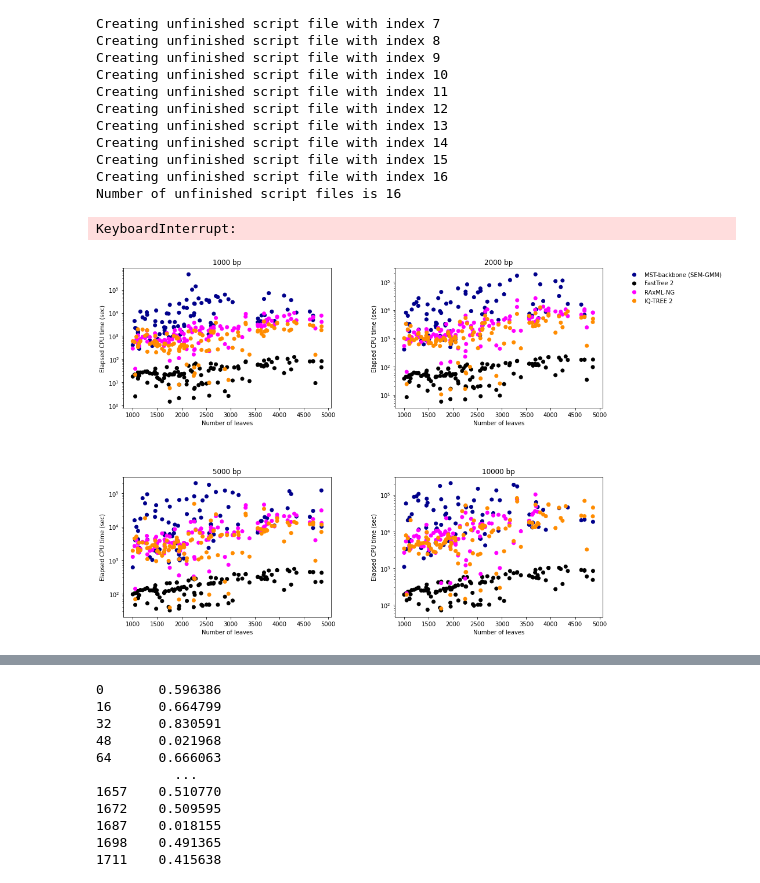
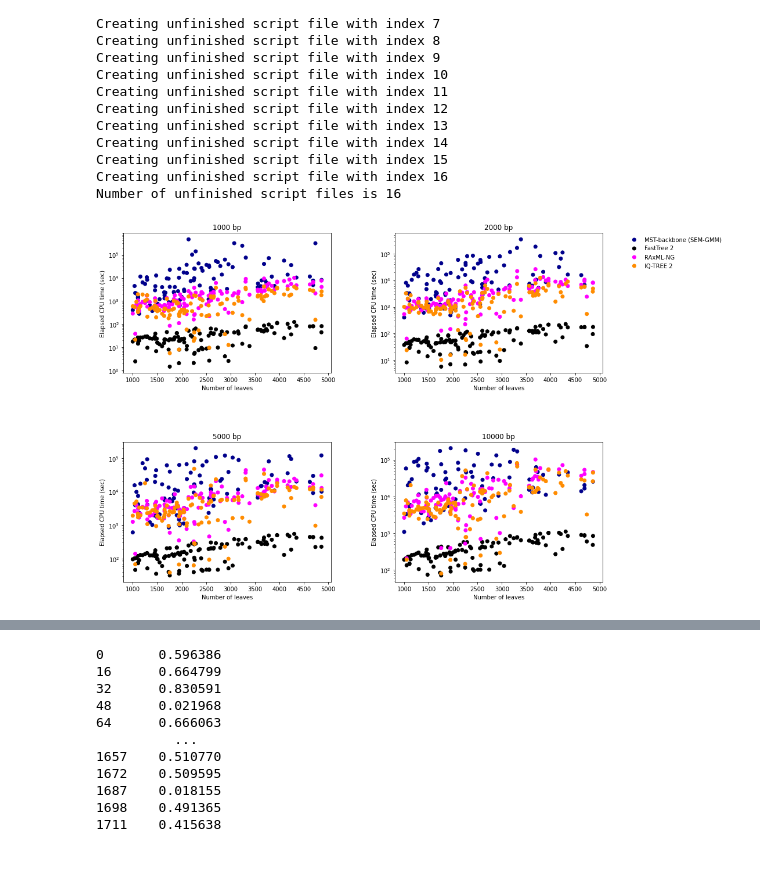
Before and after one commit to prabhavk/mst-backbone-repo, a Jupyter notebook: simulation_results.ipynb, the cells around one changed output, grey strips where cells are left out. Cells and saved outputs as stored; diff of their text form; code cells hidden in the pictures.

```diff
--- a/simulation_results.ipynb
+++ b/simulation_results.ipynb
@@ -157,6 +157,6 @@ for method in method_list:
 # %%
 # Scripts for unfinished jobs
-create_scripts = True
+create_scripts = False
 method = "raxmlng"
 if create_scripts:
     data_path = projectPath + "data/"
@@ -309,8 +309,6 @@ for line in tree_id_num_leaves_scalability_file:
 
 tree_id_num_leaves_scalability_file.close()
 run_time_grove_file.close()
-# %% [output]
-KeyboardInterrupt:
 # %%
 # Plot run times
 
@@ -355,32 +353,33 @@ for method in method_list:
             ax[0, 1].set_title(str(seq_len) + " bp")
             ax[0, 1].set_xlabel("Number of leaves")
             ax[0, 1].set_ylabel("Elapsed CPU time (sec)")
             # ax[0, 1].set_xscale("log")
             ax[0, 1].set_yscale("log")
         # elif method == 'raxmlng':
         elif seq_len == 5000:
             # ax_raxml.subplot(2, 2, i)
             ax[1, 0].scatter(num_leaves_seq_len_method[seq_len][method],run_times_seq_len_method[seq_len][method],label=method,c=method_colors[method][seq_len])
             ax[1, 0].set_title(str(seq_len) + " bp")
             ax[1, 0].set_xlabel("Number of leaves")
             ax[1, 0].set_ylabel("Elapsed CPU time (sec)")
             # ax[1, 0].set_xscale("log")
             ax[1, 0].set_yscale("log")
         # elif method == 'iqtree':
         elif seq_len == 10000:
             # ax_iqtree.plot(2, 2, i)
             ax[1, 1].scatter(num_leaves_seq_len_method[seq_len][method],run_times_seq_len_method[seq_len][method],label=method,c=method_colors[method][seq_len])
             ax[1, 1].set_title(str(seq_len) + " bp")
             ax[1, 1].set_xlabel("Number of leaves")
             ax[1, 1].set_ylabel("Elapsed CPU time (sec)")
             # ax[1, 1].set_xscale("log")
             ax[1, 1].set_yscale("log")
 # ax.set_yscale("log")
+figures_path = projectPath + "figures/"
 fig.tight_layout(pad=0.04)
 plt.legend(['MST-backbone (SEM-GMM)','FastTree 2','RAxML-NG', 'IQ-TREE 2'], bbox_to_anchor=(1.6,2.2), loc ="lower right", frameon=False)
 fig.set_size_inches(13, 10)
-plt.savefig(results_path+"grove_scalability.eps", dpi=100,bbox_inches='tight')
+plt.savefig(figures_path+"grove_scalability.eps", dpi=100,bbox_inches='tight')
 # plt.show()
 # plt.show()
 # %% [output]
-[figure, old version]
+[figure, new version]
```
Also changed, not shown: parts of 4 cells of this notebook, 3 other files.
